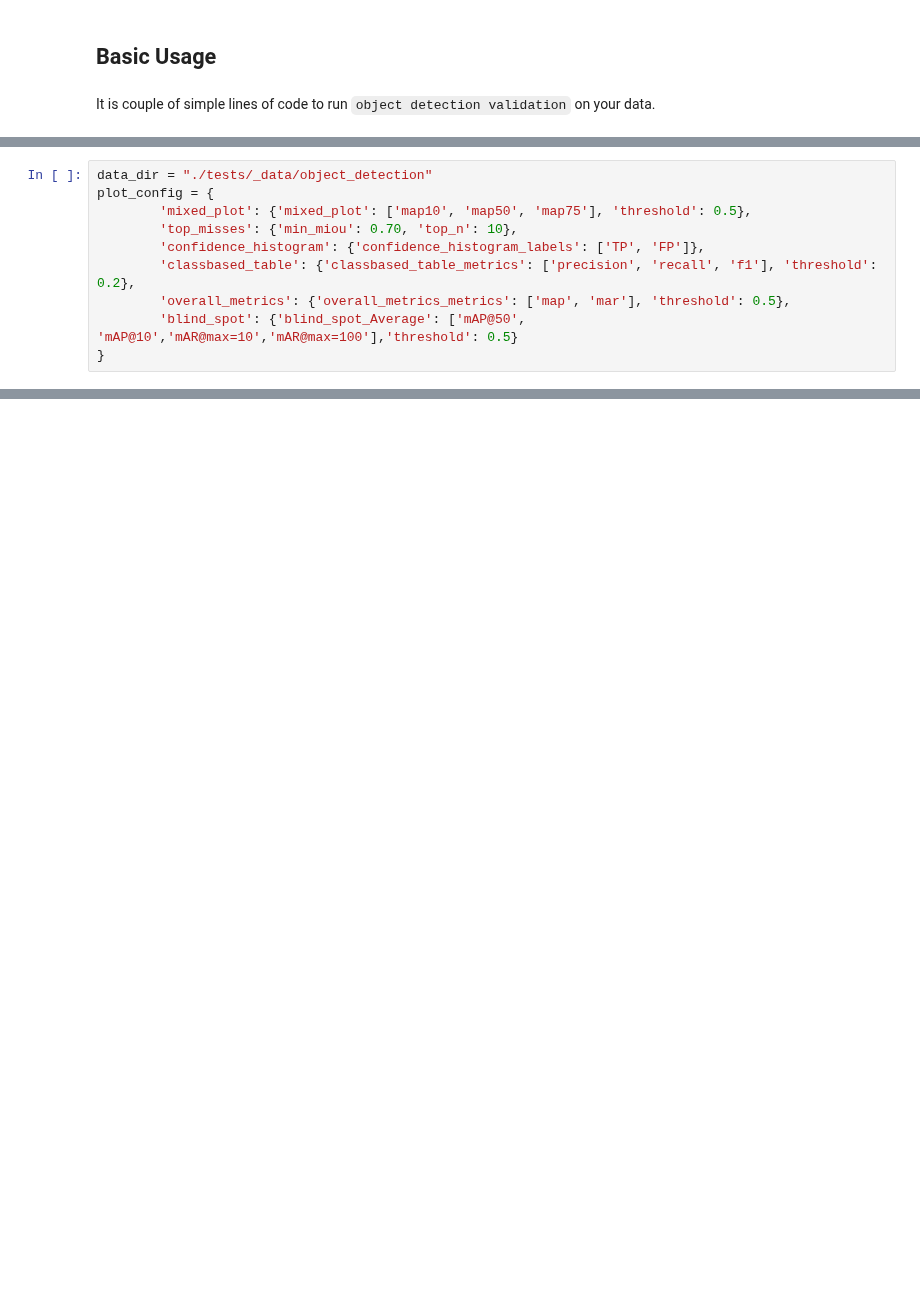
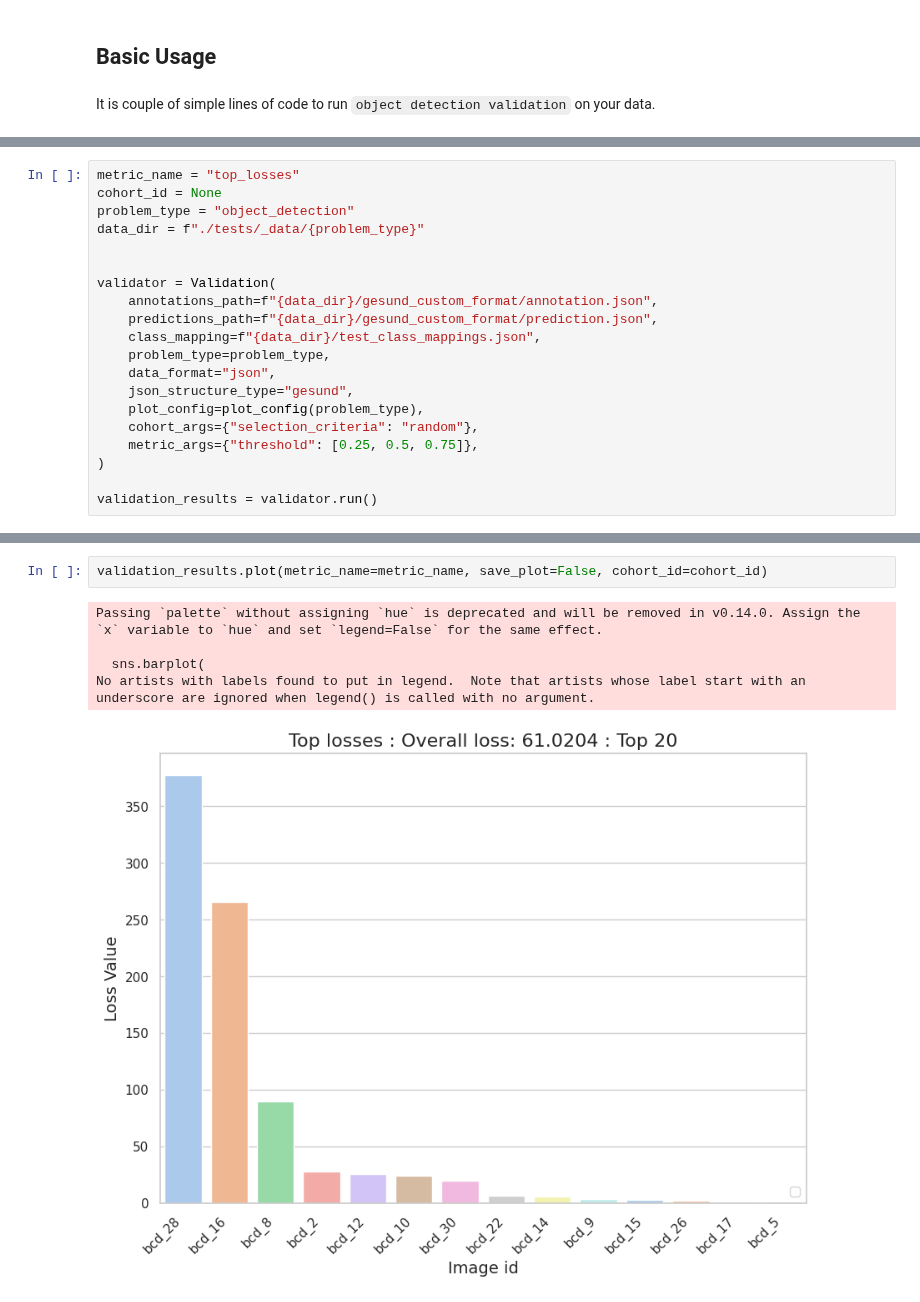
Before and after one commit to gesund-ai/gesund, a Jupyter notebook: examples/object_detection_malaria.ipynb, the cells around one changed output, grey strips where cells are left out. Drawn from its saved outputs; the diff is of its cells as text; blank space fills up the shorter version.

Commit message:
ref(notebook): latest changes init intoobject detection problem notebook

```diff
--- a/examples/object_detection_malaria.ipynb
+++ b/examples/object_detection_malaria.ipynb
@@ -61,10 +60,0 @@ from gesund.validation import Validation
-# %%
-data_dir = "./tests/_data/object_detection"
-plot_config = {
-        'mixed_plot': {'mixed_plot': ['map10', 'map50', 'map75'], 'threshold': 0.5},
-        'top_misses': {'min_miou': 0.70, 'top_n': 10},
-        'confidence_histogram': {'confidence_histogram_labels': ['TP', 'FP']},
-        'classbased_table': {'classbased_table_metrics': ['precision', 'recall', 'f1'], 'threshold': 0.2},
-        'overall_metrics': {'overall_metrics_metrics': ['map', 'mar'], 'threshold': 0.5},
-        'blind_spot': {'blind_spot_Average': ['mAP@50', 'mAP@10','mAR@max=10','mAR@max=100'],'threshold': 0.5}
-}
@@ -477,0 +145,20 @@ load_image("top_misses.png")
+# %%
+metric_name = "top_losses"
+cohort_id = None
+problem_type = "object_detection"
+data_dir = f"./tests/_data/{problem_type}"
+
+
+validator = Validation(
+    annotations_path=f"{data_dir}/gesund_custom_format/annotation.json",
+    predictions_path=f"{data_dir}/gesund_custom_format/prediction.json",
+    class_mapping=f"{data_dir}/test_class_mappings.json",
+    problem_type=problem_type,
+    data_format="json",
+    json_structure_type="gesund",
+    plot_config=plot_config(problem_type),
+    cohort_args={"selection_criteria": "random"},
+    metric_args={"threshold": [0.25, 0.5, 0.75]},
+)
+
+validation_results = validator.run()
@@ -477,0 +177,8 @@ load_image("top_misses.png")
+# %%
+validation_results.plot(metric_name=metric_name, save_plot=False, cohort_id=cohort_id)
+# %% [output]
+Passing `palette` without assigning `hue` is deprecated and will be removed in v0.14.0. Assign the `x` variable to `hue` and set `legend=False` for the same effect.
+
+  sns.barplot(
+No artists with labels found to put in legend.  Note that artists whose label start with an underscore are ignored when legend() is called with no argument.
+[figure, added]
```
Also changed, not shown: parts of 42 cells of this notebook.
